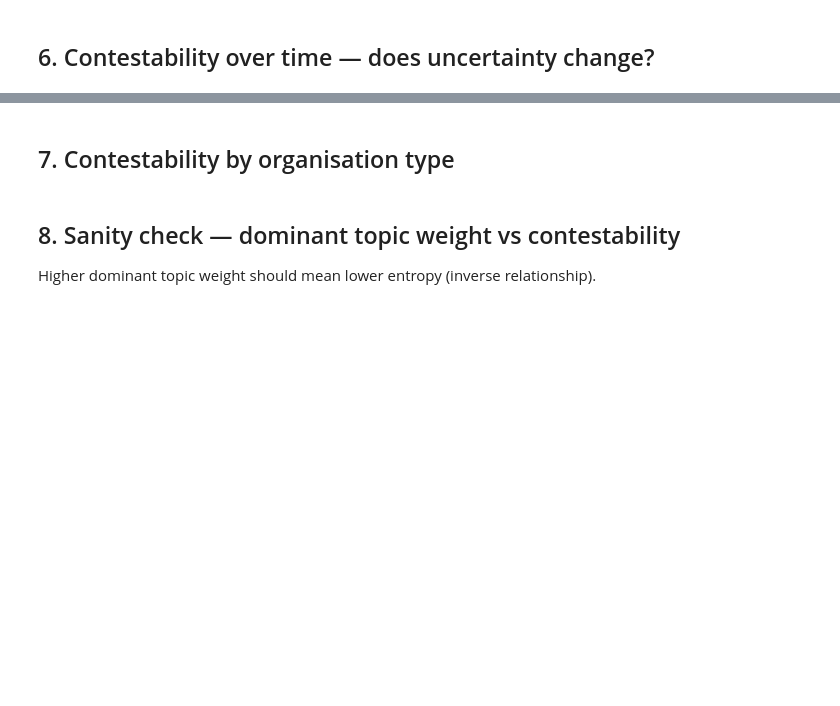
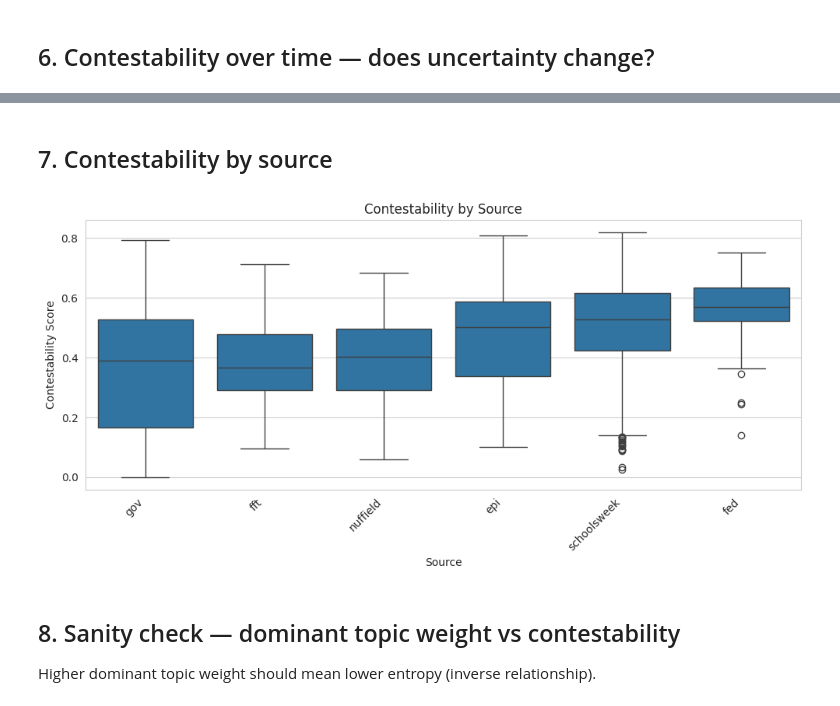
Before and after one commit to Yorkel/atlas-ed, a Jupyter notebook: experiments/notebooks/contestability_exploration.ipynb, the cells around one changed output, grey strips where cells are left out. Drawn from its saved outputs; the diff is of its cells as text; code cells hidden in the pictures; blank space fills up the shorter version.

```diff
--- a/experiments/notebooks/contestability_exploration.ipynb
+++ b/experiments/notebooks/contestability_exploration.ipynb
@@ -31,7 +31,7 @@ while True:
     start = page * PAGE_SIZE
     resp = (
         client.table("articles")
-        .select("id, dominant_topic, topic_num, dominant_topic_weight, contestability_score, dataset_type, article_date, source, type")
+        .select("id, dominant_topic, topic_num, dominant_topic_weight, contestability_score, dataset_type, article_date, source")
         .not_.is_("contestability_score", "null")
         .range(start, start + PAGE_SIZE - 1)
         .execute()
@@ -148,18 +214,20 @@ plt.show()
 # %% [markdown]
-## 7. Contestability by organisation type
+## 7. Contestability by source
 # %%
-if "type" in df.columns and df["type"].notna().any():
+if "source" in df.columns and df["source"].notna().any():
     fig, ax = plt.subplots(figsize=(10, 5))
-    type_order = df.groupby("type")["contestability_score"].mean().sort_values().index
-    sns.boxplot(data=df, x="type", y="contestability_score", order=type_order, ax=ax)
-    ax.set_xlabel("Organisation Type")
+    source_order = df.groupby("source")["contestability_score"].mean().sort_values().index
+    sns.boxplot(data=df, x="source", y="contestability_score", order=source_order, ax=ax)
+    ax.set_xlabel("Source")
     ax.set_ylabel("Contestability Score")
-    ax.set_title("Contestability by Organisation Type")
+    ax.set_title("Contestability by Source")
     plt.xticks(rotation=45, ha="right")
     plt.tight_layout()
     plt.show()
 else:
-    print("'type' column not available — skip this chart")
+    print("'source' column not available — skip this chart")
+# %% [output]
+[figure, added]
 # %% [markdown]
 ## 8. Sanity check — dominant topic weight vs contestability
 
```
Also changed, not shown: parts of 7 cells of this notebook, 1 other file.
